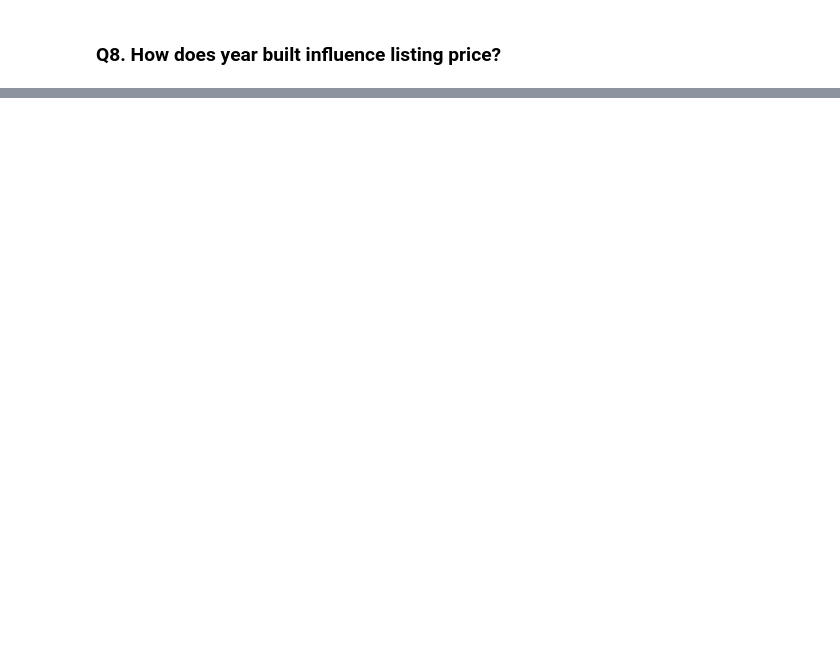
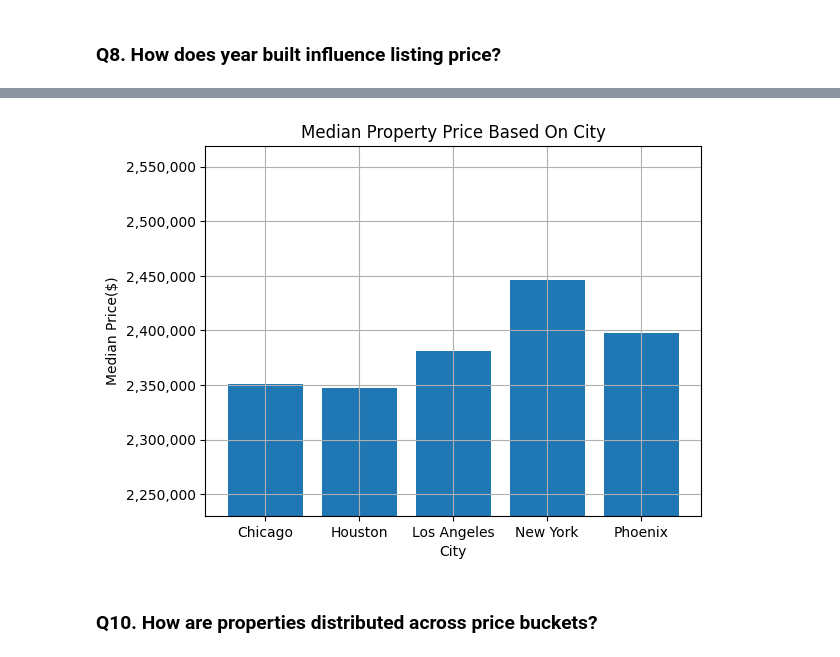
Before and after one commit to JS-Tharun/Real-Estate-Analysis, a Jupyter notebook: notebook.ipynb, the cells around one changed output, grey strips where cells are left out. Saved outputs shown, nothing was run; the diff lists cells and outputs as text; code cells hidden in the pictures; blank space fills up the shorter version.

```diff
--- a/notebook.ipynb
+++ b/notebook.ipynb
@@ -1284,0 +1377,18 @@ df
+# %%
+# Creating a Visualization Plot
+df = pd.DataFrame(result_9, columns=['City', 'Median_Price'])
+#plt.plot(df['City'], df['Median_Price'], marker='o')
+plt.bar(df['City'], df['Median_Price'])
+plt.gca().yaxis.set_major_formatter(
+    ticker.StrMethodFormatter('{x:,.0f}')
+)
+plt.ylim(float(df['Median_Price'].min())*0.95, float(df['Median_Price'].max())*1.05)
+plt.xlabel('City')
+plt.ylabel('Median Price($)')
+plt.title('Median Property Price Based On City')
+plt.grid(True)
+plt.show()
+# %% [output]
+[figure, added]
+# %% [markdown]
+### Q10. How are properties distributed across price buckets?
```
Also changed, not shown: parts of 21 cells of this notebook, 1 other file.
